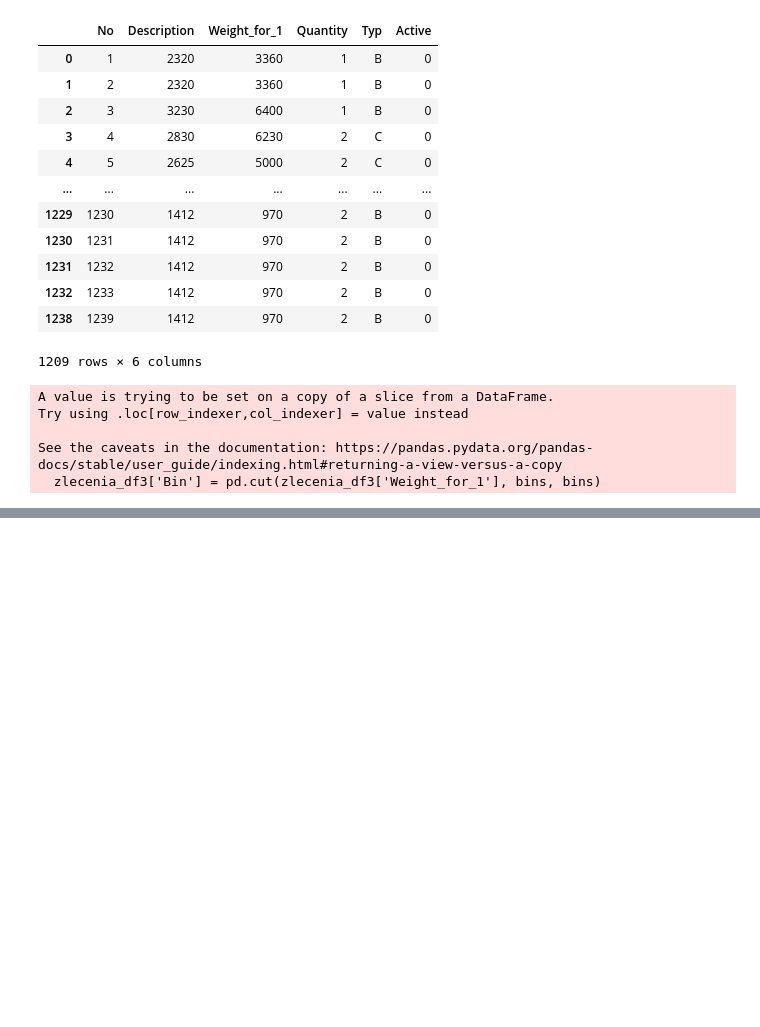
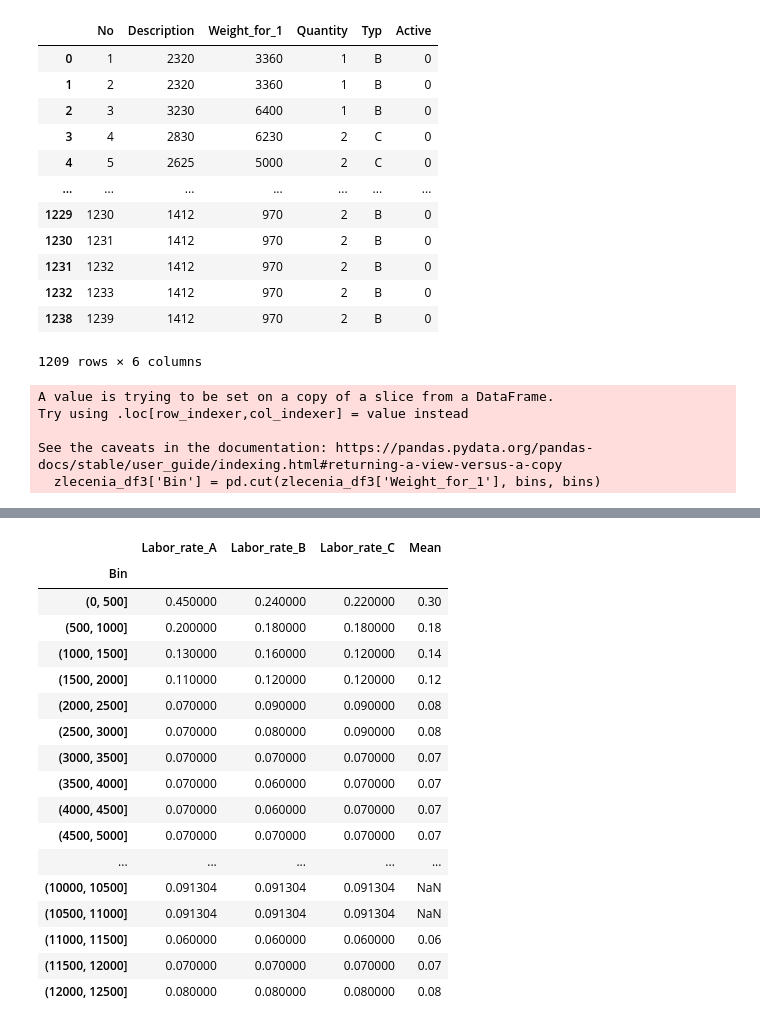
Before and after one commit to wszczawinski/DS_final_project, a Jupyter notebook: Prekalkulacje.ipynb, the cells around one changed output, grey strips where cells are left out. Saved outputs shown, nothing was run; the diff lists cells and outputs as text; code cells hidden in the pictures; blank space fills up the shorter version.

```diff
--- a/Prekalkulacje.ipynb
+++ b/Prekalkulacje.ipynb
@@ -183,0 +243,25 @@ C      0.092586
+# %%
+juxtapose_ABC.Labor_rate_A = np.where(juxtapose_ABC.Labor_rate_A.isnull(), juxtapose_ABCM.Mean, juxtapose_ABC.Labor_rate_A)
+juxtapose_ABC.Labor_rate_B = np.where(juxtapose_ABC.Labor_rate_B.isnull(), juxtapose_ABCM.Mean, juxtapose_ABC.Labor_rate_B)
+juxtapose_ABC.Labor_rate_C = np.where(juxtapose_ABC.Labor_rate_C.isnull(), juxtapose_ABCM.Mean, juxtapose_ABC.Labor_rate_C)
+juxtapose_ABC = round(juxtapose_ABC, 2)
+juxtapose_ABC
+# %% [output]
+|  | Labor_rate_A | Labor_rate_B | Labor_rate_C | Mean |
+| Bin |  |  |  |  |
+| (0, 500] | 0.450000 | 0.240000 | 0.220000 | 0.30 |
+| (500, 1000] | 0.200000 | 0.180000 | 0.180000 | 0.18 |
+| (1000, 1500] | 0.130000 | 0.160000 | 0.120000 | 0.14 |
+| (1500, 2000] | 0.110000 | 0.120000 | 0.120000 | 0.12 |
+| (2000, 2500] | 0.070000 | 0.090000 | 0.090000 | 0.08 |
+| (2500, 3000] | 0.070000 | 0.080000 | 0.090000 | 0.08 |
+| (3000, 3500] | 0.070000 | 0.070000 | 0.070000 | 0.07 |
+| (3500, 4000] | 0.070000 | 0.060000 | 0.070000 | 0.07 |
+| (4000, 4500] | 0.070000 | 0.060000 | 0.070000 | 0.07 |
+| (4500, 5000] | 0.070000 | 0.070000 | 0.070000 | 0.07 |
+| ... | ... | ... | ... | ... |
+| (10000, 10500] | 0.091304 | 0.091304 | 0.091304 | NaN |
+| (10500, 11000] | 0.091304 | 0.091304 | 0.091304 | NaN |
+| (11000, 11500] | 0.060000 | 0.060000 | 0.060000 | 0.06 |
+| (11500, 12000] | 0.070000 | 0.070000 | 0.070000 | 0.07 |
+| (12000, 12500] | 0.080000 | 0.080000 | 0.080000 | 0.08 |
```
Also changed, not shown: parts of 12 cells of this notebook.
